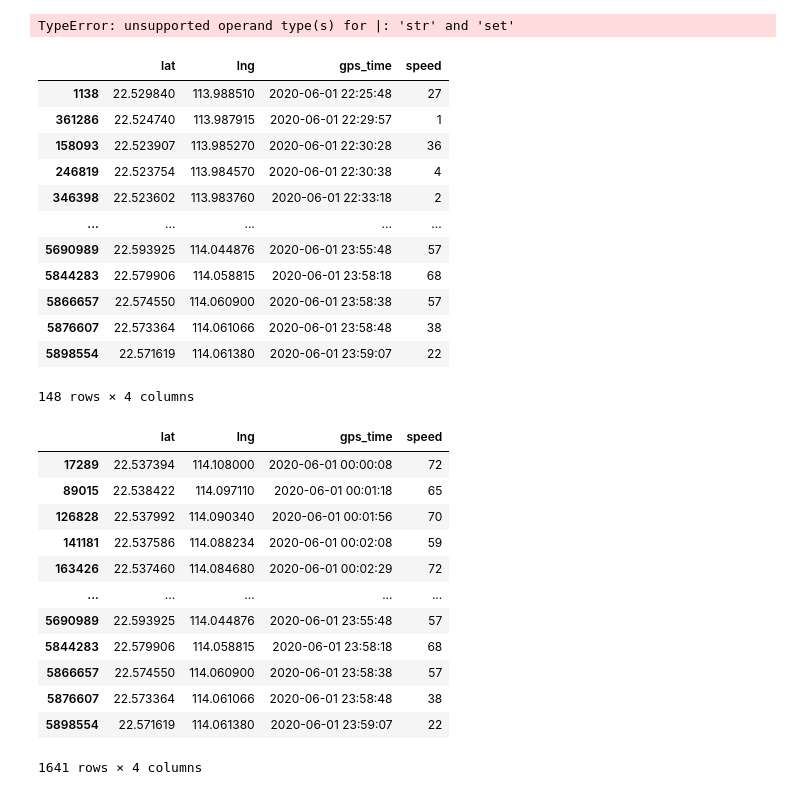
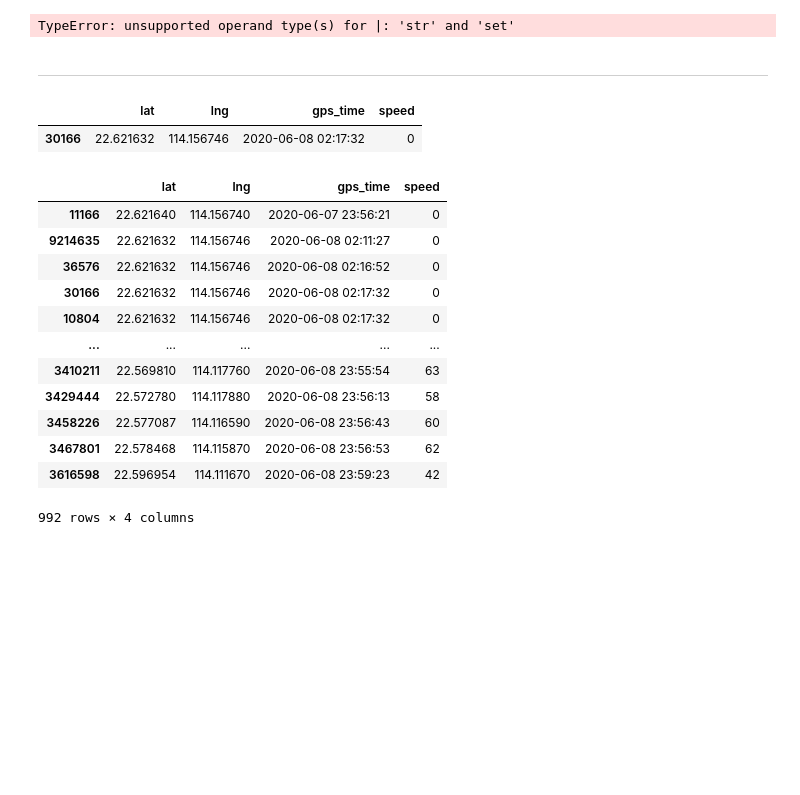
Before and after one commit to XDZhelheim/TrafficFlowModel, a Jupyter notebook: data_process/taxi_clean/new_taxi_proc.ipynb, the cells around one changed output. Saved outputs shown, nothing was run; the diff lists cells and outputs as text; code cells hidden in the pictures; blank space fills up the shorter version.

```diff
--- a/data_process/taxi_clean/new_taxi_proc.ipynb
+++ b/data_process/taxi_clean/new_taxi_proc.ipynb
@@ -157,6 +223,8 @@ notify(f"dirty_rows/all_rows = {dirty_rows/all_rows}")
 1239008935
 0.4867238921432017
 TypeError: unsupported operand type(s) for |: 'str' and 'set'
+# %% [markdown]
+---
 # %%
 # 这两个日期是需要处理的文件日期开头以及结尾+1
 open_day = pd.to_datetime("2020-06-01 00:00:00")
@@ -240,36 +322,25 @@ notify("Finish 202006.")
 # %%
-df1=pd.read_pickle("../../data/taxi_after_proc/intermediate/06-01_9粤BDK8462.pkl")
+df1=pd.read_pickle("../../data/taxi_after_proc/intermediate/06-08_2粤BD05049.pkl")
 
 df1
 # %% [output]
 |  | lat | lng | gps_time | speed |
-| 1138 | 22.529840 | 113.988510 | 2020-06-01 22:25:48 | 27 |
-| 361286 | 22.524740 | 113.987915 | 2020-06-01 22:29:57 | 1 |
-| 158093 | 22.523907 | 113.985270 | 2020-06-01 22:30:28 | 36 |
-| 246819 | 22.523754 | 113.984570 | 2020-06-01 22:30:38 | 4 |
-| 346398 | 22.523602 | 113.983760 | 2020-06-01 22:33:18 | 2 |
-| ... | ... | ... | ... | ... |
-| 5690989 | 22.593925 | 114.044876 | 2020-06-01 23:55:48 | 57 |
-| 5844283 | 22.579906 | 114.058815 | 2020-06-01 23:58:18 | 68 |
-| 5866657 | 22.574550 | 114.060900 | 2020-06-01 23:58:38 | 57 |
-| 5876607 | 22.573364 | 114.061066 | 2020-06-01 23:58:48 | 38 |
-| 5898554 | 22.571619 | 114.061380 | 2020-06-01 23:59:07 | 22 |
+| 30166 | 22.621632 | 114.156746 | 2020-06-08 02:17:32 | 0 |
-148 rows × 4 columns
 # %%
-df2=pd.read_pickle("../../data/taxi_after_proc/clean202006/06-01_粤BDK8462.pkl")
+df2=pd.read_pickle("../../data/taxi_after_proc/clean202006/06-08_粤BD05049.pkl")
 
 df2
 # %% [output]
 |  | lat | lng | gps_time | speed |
-| 17289 | 22.537394 | 114.108000 | 2020-06-01 00:00:08 | 72 |
-| 89015 | 22.538422 | 114.097110 | 2020-06-01 00:01:18 | 65 |
-| 126828 | 22.537992 | 114.090340 | 2020-06-01 00:01:56 | 70 |
-| 141181 | 22.537586 | 114.088234 | 2020-06-01 00:02:08 | 59 |
-| 163426 | 22.537460 | 114.084680 | 2020-06-01 00:02:29 | 72 |
+| 11166 | 22.621640 | 114.156740 | 2020-06-07 23:56:21 | 0 |
+| 9214635 | 22.621632 | 114.156746 | 2020-06-08 02:11:27 | 0 |
+| 36576 | 22.621632 | 114.156746 | 2020-06-08 02:16:52 | 0 |
+| 30166 | 22.621632 | 114.156746 | 2020-06-08 02:17:32 | 0 |
+| 10804 | 22.621632 | 114.156746 | 2020-06-08 02:17:32 | 0 |
 | ... | ... | ... | ... | ... |
-| 5690989 | 22.593925 | 114.044876 | 2020-06-01 23:55:48 | 57 |
-| 5844283 | 22.579906 | 114.058815 | 2020-06-01 23:58:18 | 68 |
-| 5866657 | 22.574550 | 114.060900 | 2020-06-01 23:58:38 | 57 |
-| 5876607 | 22.573364 | 114.061066 | 2020-06-01 23:58:48 | 38 |
-| 5898554 | 22.571619 | 114.061380 | 2020-06-01 23:59:07 | 22 |
+| 3410211 | 22.569810 | 114.117760 | 2020-06-08 23:55:54 | 63 |
+| 3429444 | 22.572780 | 114.117880 | 2020-06-08 23:56:13 | 58 |
+| 3458226 | 22.577087 | 114.116590 | 2020-06-08 23:56:43 | 60 |
+| 3467801 | 22.578468 | 114.115870 | 2020-06-08 23:56:53 | 62 |
+| 3616598 | 22.596954 | 114.111670 | 2020-06-08 23:59:23 | 42 |
-1641 rows × 4 columns
+992 rows × 4 columns
```
Also changed, not shown: parts of 7 cells of this notebook, 6 other files.
